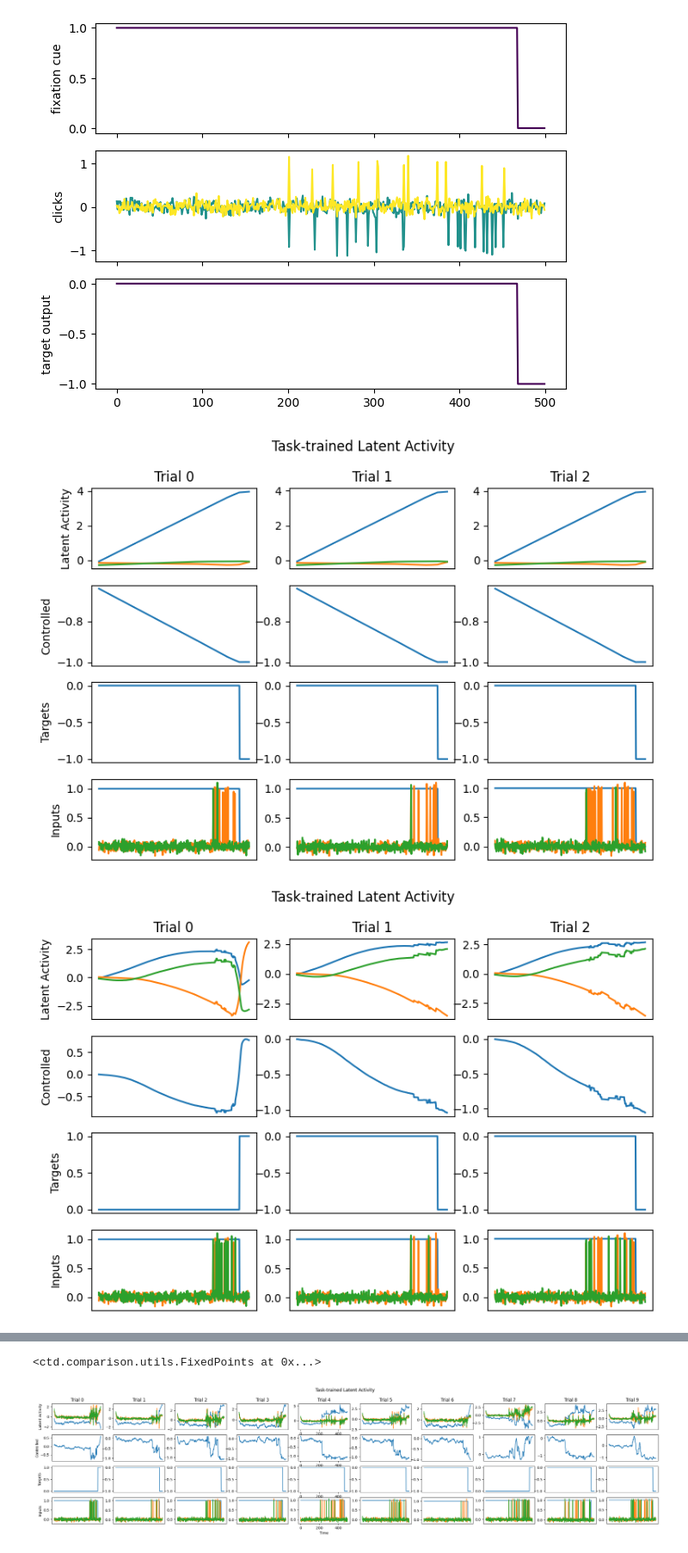
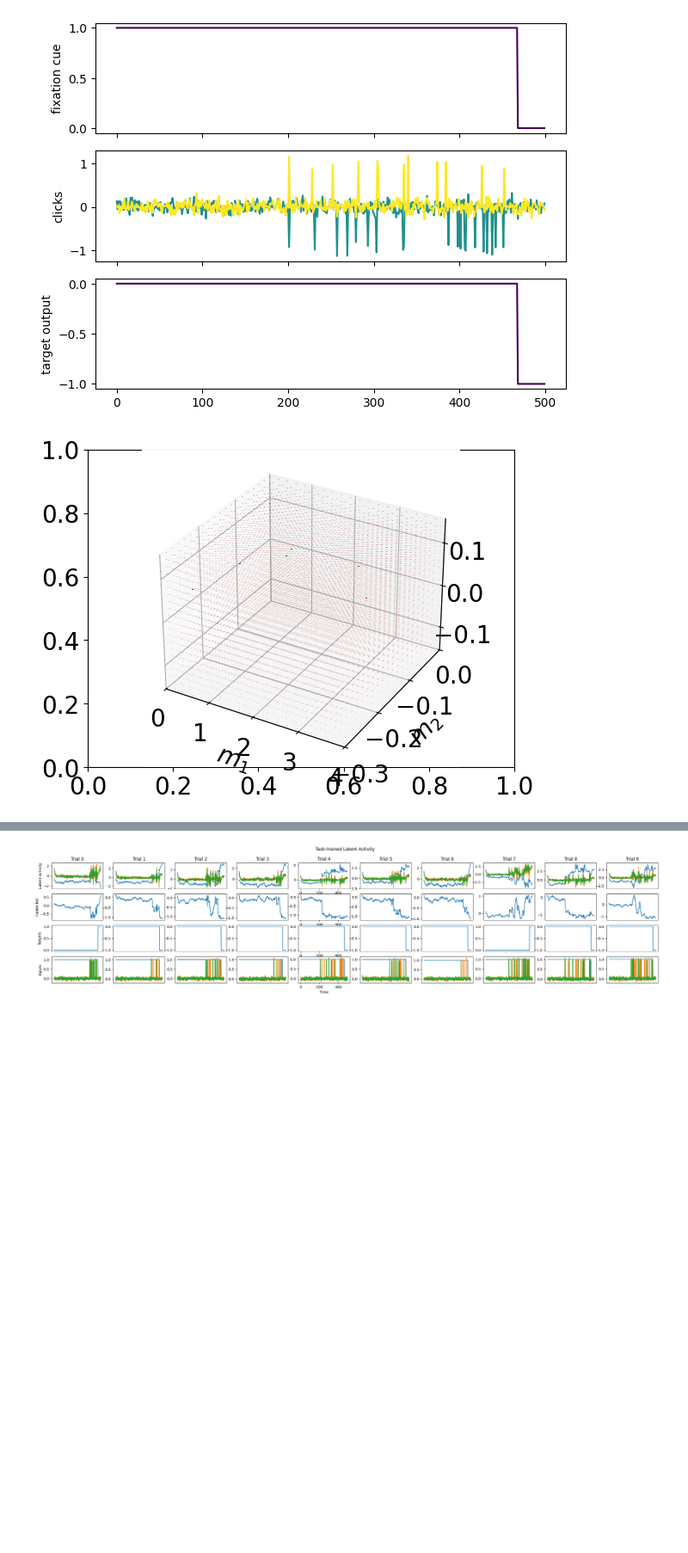
Before and after one commit to alejandradu/ComputationThruDynamicsBenchmark, a Jupyter notebook: examples/notebooks/Task_train+LINT.ipynb, the cells around one changed output, grey strips where cells are left out. Shown at 86% size. Saved outputs shown, nothing was run; the diff lists cells and outputs as text; code cells hidden in the pictures; blank space fills up the shorter version.

Commit message:
to send data training, get flows and fit trajs

```diff
--- a/examples/notebooks/Task_train+LINT.ipynb
+++ b/examples/notebooks/Task_train+LINT.ipynb
@@ -144,48 +142,51 @@ pc.render()
 # %%
 # first very short training on PClicks - loss was 0 always and something is prob wrong
 from ctd.comparison.analysis.tt.tt import Analysis_TT
 
 # 39:1 ratio should be very easy
 path = "/scratch/gpfs/ad2002/content/trained_models/task-trained/20250316_PClicks_NODE"
 tune39 = "max_epochs=250_weight_decay=1.00E-10_learning_rate=1.00E-02_seed=0_noise=5.00E-02_rateL=39_latent_size=3_layer_hidden_size=64_latent_l2_wt=1.00E-10"
 tune39_2lat = "max_epochs=250_weight_decay=1.00E-10_learning_rate=1.00E-02_seed=0_noise=5.00E-02_rateL=39_latent_size=2_layer_hidden_size=64_latent_l2_wt=1.00E-10"
 tune26 = "max_epochs=250_weight_decay=1.00E-10_learning_rate=1.00E-03_seed=0_noise=5.00E-02_rateL=26_latent_size=3_layer_hidden_size=64_latent_l2_wt=1.00E-10"
 
 node_pclicks_39 = Analysis_TT(run_name = "node_pclicks_39", filepath = path + "/" + tune39 + "/")
 node_pclicks_26 = Analysis_TT(run_name = "node_pclicks_26", filepath = path + "/" + tune26 + "/")
 node_pclicks_39_2lat = Analysis_TT(run_name = "node_pclicks_39_2lat", filepath = path + "/" + tune39_2lat + "/")
 
-node_pclicks_39.plot_trial_io(num_trials = 3)
-node_pclicks_26.plot_trial_io(num_trials = 3)
-node_pclicks_39_2lat.plot_trial_io(num_trials = 3)
+# node_pclicks_39.plot_trial_io(num_trials = 3)
+# node_pclicks_26.plot_trial_io(num_trials = 3)
+# node_pclicks_39_2lat.plot_trial_io(num_trials = 3)
 
-# NOTE that running pca takes maximum variance and plotting the trajectories might magnify any noise in them
+# # NOTE that running pca takes maximum variance and plotting the trajectories might magnify any noise in them
 
-# choose pca and/or tsne when >3 latents
-node_pclicks_26.plot_trial_latents(num_trials = 50, reduce_3_latents=False, pca=True)
-node_pclicks_39.plot_trial_latents(num_trials = 20, reduce_3_latents=False, pca=True)
-node_pclicks_39_2lat.plot_trial_latents(num_trials = 20, reduce_3_latents=False, pca=True)
+# # choose pca and/or tsne when >3 latents
+# node_pclicks_26.plot_trial_latents(num_trials = 50, reduce_3_latents=False, pca=True)
+# node_pclicks_39.plot_trial_latents(num_trials = 20, reduce_3_latents=False, pca=True)
+# node_pclicks_39_2lat.plot_trial_latents(num_trials = 20, reduce_3_latents=False, pca=True)
 
-# NO FIXED POINTS SHOULD BE FOUND - then what is the point of DSAAAA
-# plot the trajs and fixed points
-node_pclicks_39_2lat.plot_fps(
-                    num_traj=10,
-                    n_inits=1024,
-                    noise_scale=0.0,
-                    learning_rate=1e-3,  # higher LR brings up spurious unstable points
-                    max_iters=10000,
-                    device="cpu",
-                    seed=0,
-                    compute_jacobians=True,
-                    q_thresh=1e-6,
-                    n_pca_components=3,
-                    return_pca_model = False,
-                    do_pca=False,
-                    plot_only_points=False,
-                    return_points = False,
-                )
+# # NO FIXED POINTS SHOULD BE FOUND - then what is the point of DSAAAA
+# # plot the trajs and fixed points
+# node_pclicks_39_2lat.plot_fps(
+#                     num_traj=10,
+#                     n_inits=1024,
+#                     noise_scale=0.0,
+#                     learning_rate=1e-3,  # higher LR brings up spurious unstable points
+#                     max_iters=10000,
+#                     device="cpu",
+#                     seed=0,
+#                     compute_jacobians=True,
+#                     q_thresh=1e-6,
+#                     n_pca_components=3,
+#                     return_pca_model = False,
+#                     do_pca=False,
+#                     plot_only_points=False,
+#                     return_points = False,
+#                 )
 
 # the fixed points for the well trained model are clearly coherent with previous lit
+
+node_pclicks_39.plot_flow_field(latents_range = [[0,4],[-0.3,0],[-0.15,0.15]], num_points = 20, inputs = None, xstar=None,
+                        q_flag=None, colors_fps=None, num_traj=0, cmap=plt.cm.Reds, scatter_trajectories=False,
+                        params = None, noiseless=False)
 # %% [output]
-[figure, old version]
+[figure, new version]
-[figure, removed]
@@ -215,4 +193,3 @@ Sorting by Eigenvalue magnitude.
-<ctd.comparison.utils.FixedPoints at 0x...>
 # %%
 # FullRankRNN
 
```
Also changed, not shown: parts of 3 cells of this notebook, 4 other files.
